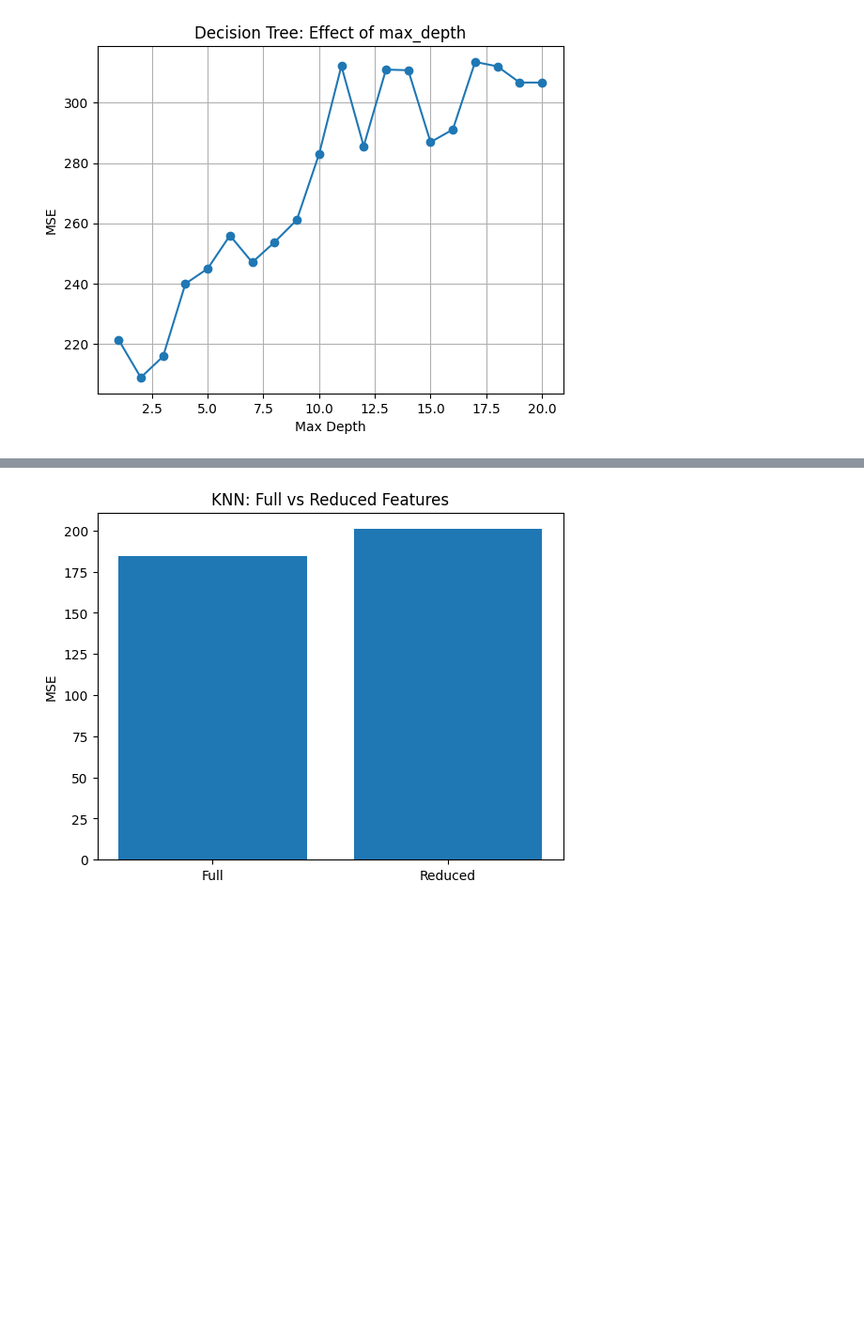
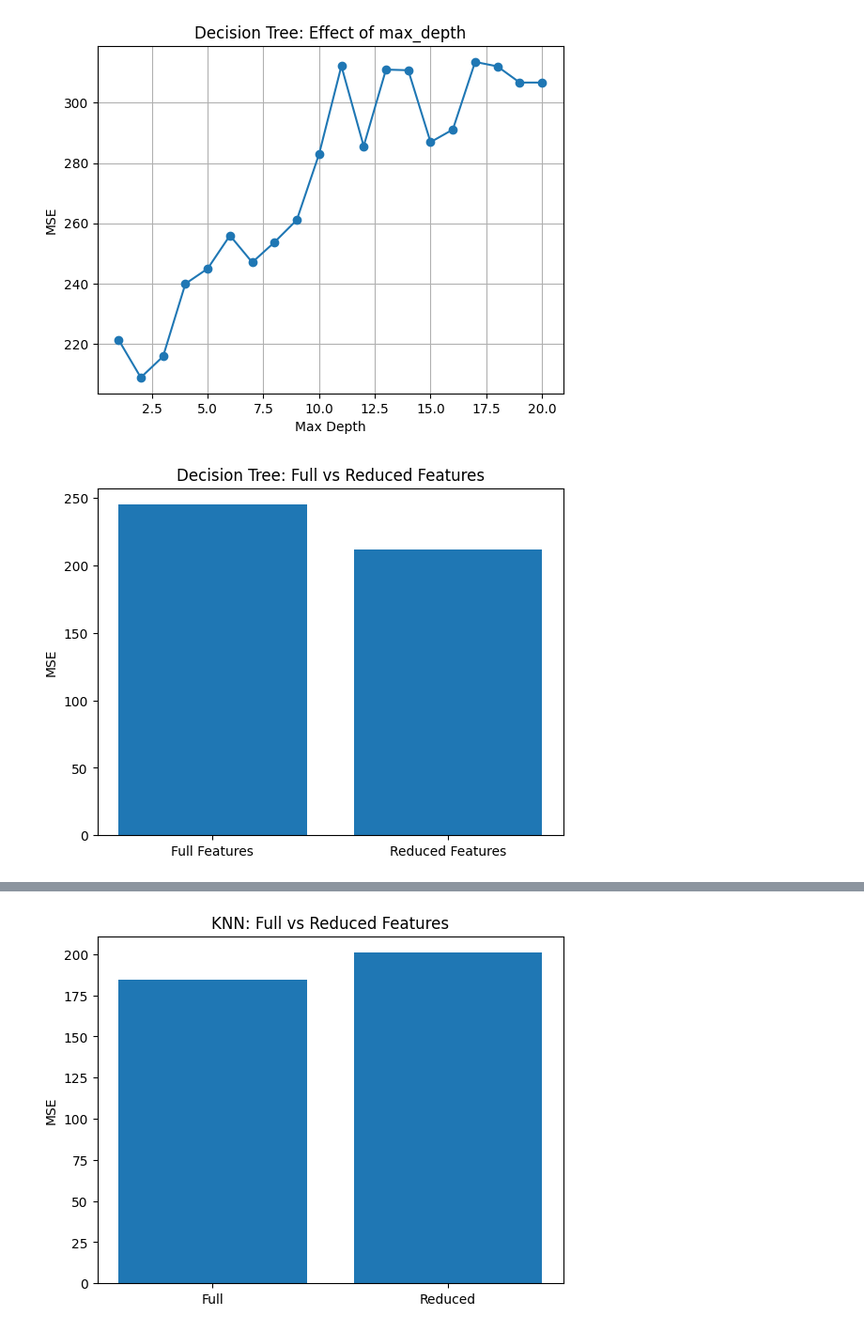
Before and after one commit to Datboy0127/Gamblers-CDS-Onboarding-Project, a Jupyter notebook: competition/SL_Regression.ipynb, the cells around one changed output, grey strips where cells are left out. Shown at 94% size. Drawn from its saved outputs; the diff is of its cells as text; code cells hidden in the pictures; blank space fills up the shorter version.

```diff
--- a/competition/SL_Regression.ipynb
+++ b/competition/SL_Regression.ipynb
@@ -157,3 +157,19 @@ plt.grid(True)
 plt.show()
 # %% [output]
 [figure]
+# %%
+X_reduced = X[['avg_pts', 'avg_fg_pct']]  # Reduce from 4 → 2 features
+X_train_r, X_test_r, y_train_r, y_test_r = train_test_split(X_reduced, y, test_size=0.2, random_state=42)
+
+model_full = DecisionTreeRegressor(max_depth=5, random_state=42).fit(X_train, y_train)
+model_reduced = DecisionTreeRegressor(max_depth=5, random_state=42).fit(X_train_r, y_train_r)
+
+mse_full = mean_squared_error(y_test, model_full.predict(X_test))
+mse_reduced = mean_squared_error(y_test_r, model_reduced.predict(X_test_r))
+
+plt.bar(['Full Features', 'Reduced Features'], [mse_full, mse_reduced])
+plt.title("Decision Tree: Full vs Reduced Features")
+plt.ylabel("MSE")
+plt.show()
+# %% [output]
+[figure, added]
```
Also changed, not shown: parts of 4 cells of this notebook.
